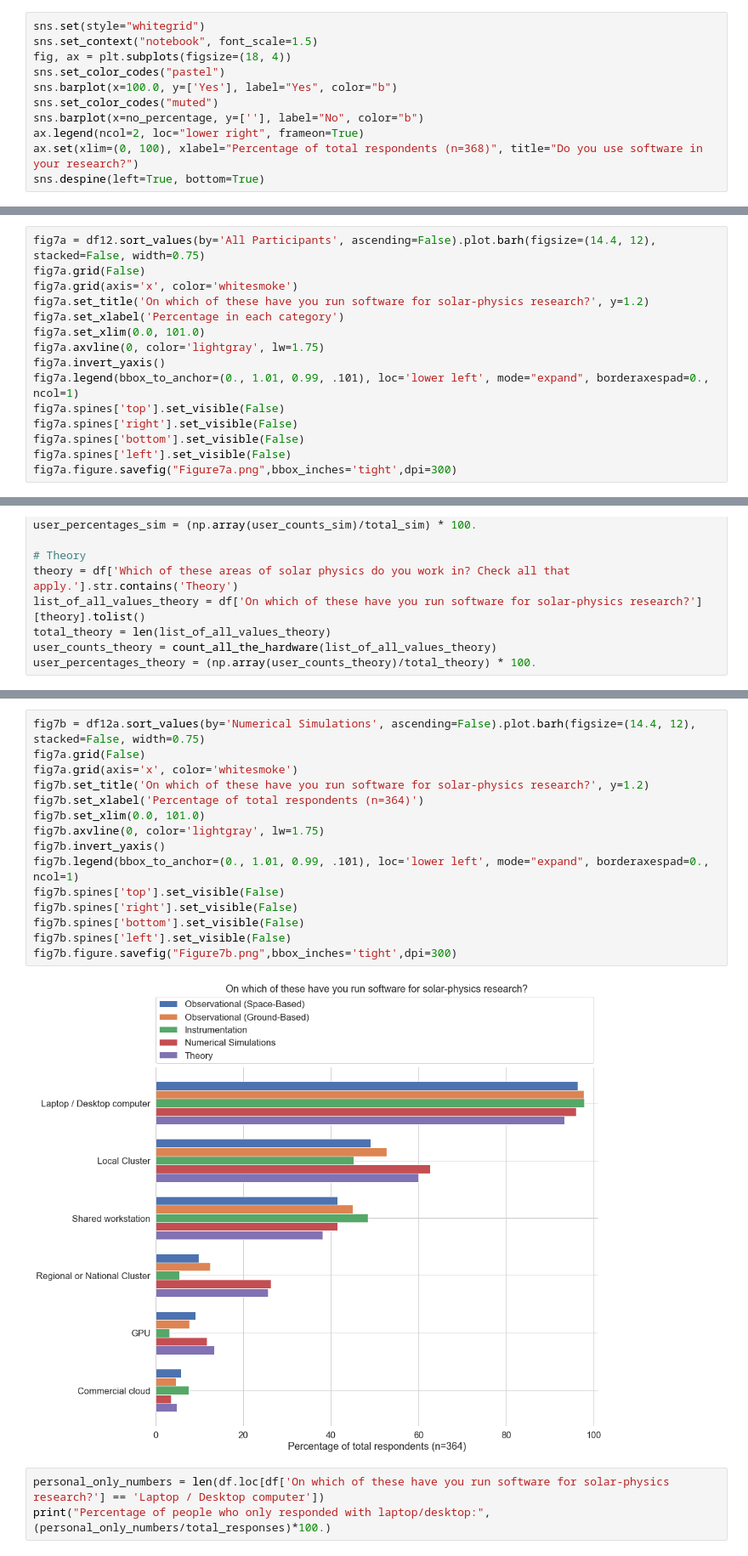
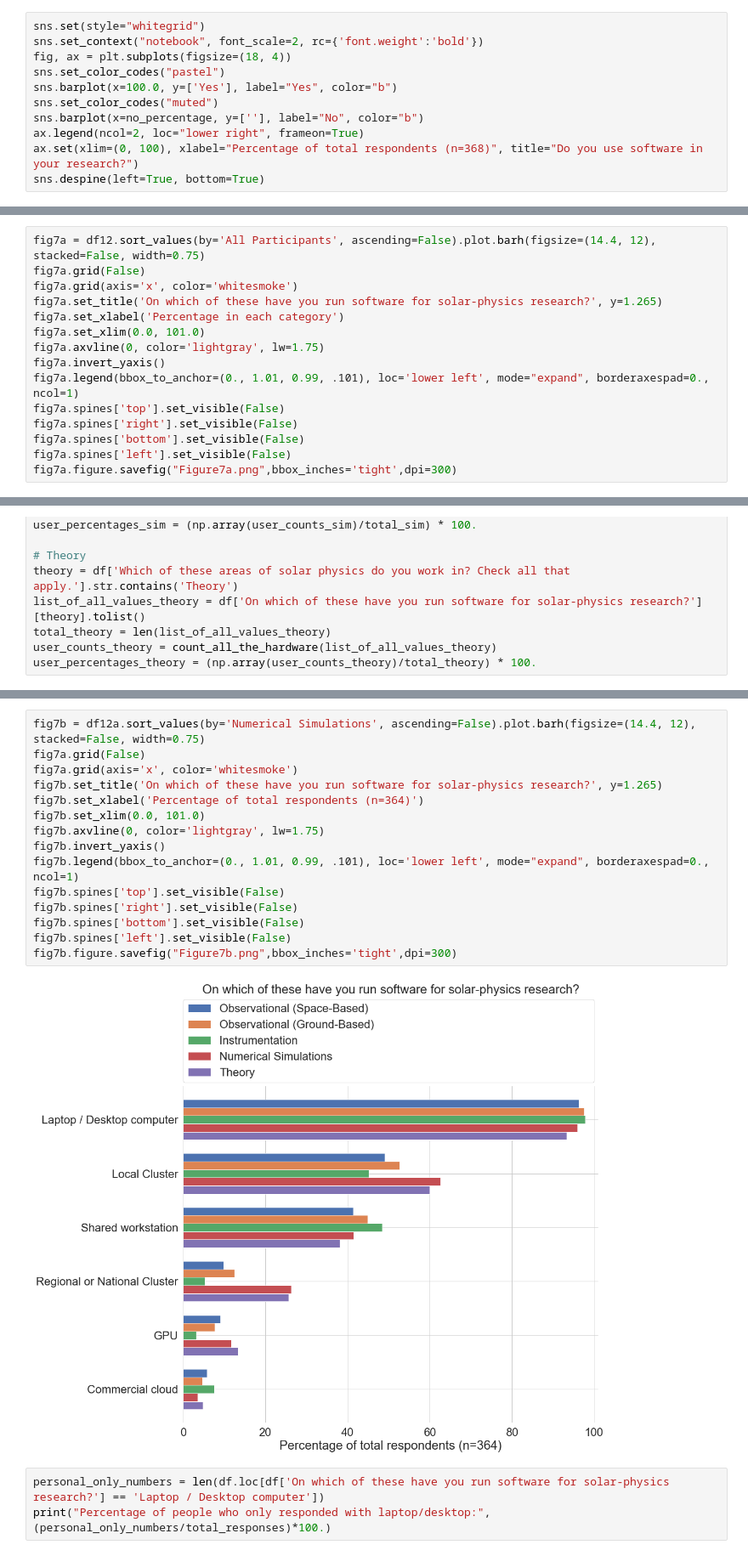
Before and after one commit to sunpy/survey, a Jupyter notebook: 2019_survey/computational_tools_in_solar_physics.ipynb, the cells around one changed output, grey strips where cells are left out. Shown at 85% size. Saved outputs shown, nothing was run; the diff lists cells and outputs as text.

```diff
--- a/2019_survey/computational_tools_in_solar_physics.ipynb
+++ b/2019_survey/computational_tools_in_solar_physics.ipynb
@@ -372,7 +372,7 @@ no_percentage_error = (no_numbers_error/total_number)*100.
 Make a plot using [seaborn](https://seaborn.pydata.org/) to inherit seaborn display properties within the notebook:
 # %%
 sns.set(style="whitegrid")
-sns.set_context("notebook", font_scale=1.5)
+sns.set_context("notebook", font_scale=2, rc={'font.weight':'bold'})
 fig, ax = plt.subplots(figsize=(18, 4))
 sns.set_color_codes("pastel")
 sns.barplot(x=100.0, y=['Yes'], label="Yes", color="b")
@@ -1203,7 +1205,7 @@ df12
 fig7a = df12.sort_values(by='All Participants', ascending=False).plot.barh(figsize=(14.4, 12), stacked=False, width=0.75)
 fig7a.grid(False)
 fig7a.grid(axis='x', color='whitesmoke')
-fig7a.set_title('On which of these have you run software for solar-physics research?', y=1.2)
+fig7a.set_title('On which of these have you run software for solar-physics research?', y=1.265)
 fig7a.set_xlabel('Percentage in each category')
 fig7a.set_xlim(0.0, 101.0)
 fig7a.axvline(0, color='lightgray', lw=1.75)
@@ -1272,20 +1274,20 @@ df12a
 # %%
 fig7b = df12a.sort_values(by='Numerical Simulations', ascending=False).plot.barh(figsize=(14.4, 12), stacked=False, width=0.75)
 fig7a.grid(False)
 fig7a.grid(axis='x', color='whitesmoke')
-fig7b.set_title('On which of these have you run software for solar-physics research?', y=1.2)
+fig7b.set_title('On which of these have you run software for solar-physics research?', y=1.265)
 fig7b.set_xlabel('Percentage of total respondents (n=364)')
 fig7b.set_xlim(0.0, 101.0)
 fig7b.axvline(0, color='lightgray', lw=1.75)
 fig7b.invert_yaxis()
 fig7b.legend(bbox_to_anchor=(0., 1.01, 0.99, .101), loc='lower left', mode="expand", borderaxespad=0., ncol=1)
 fig7b.spines['top'].set_visible(False)
 fig7b.spines['right'].set_visible(False)
 fig7b.spines['bottom'].set_visible(False)
 fig7b.spines['left'].set_visible(False)
 fig7b.figure.savefig("Figure7b.png",bbox_inches='tight',dpi=300)
 # %% [output]
-[figure, old version]
+[figure, new version]
 # %%
 personal_only_numbers = len(df.loc[df['On which of these have you run software for solar-physics research?'] == 'Laptop / Desktop computer'])
 print("Percentage of people who only responded with laptop/desktop:",(personal_only_numbers/total_responses)*100.)
```
Also changed, not shown: parts of 9 cells of this notebook.
